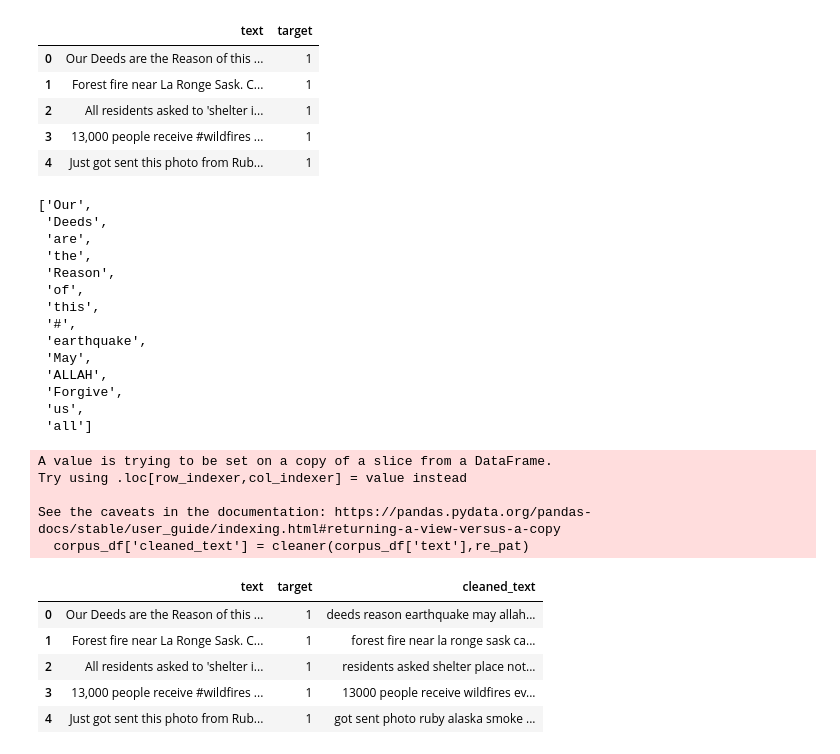
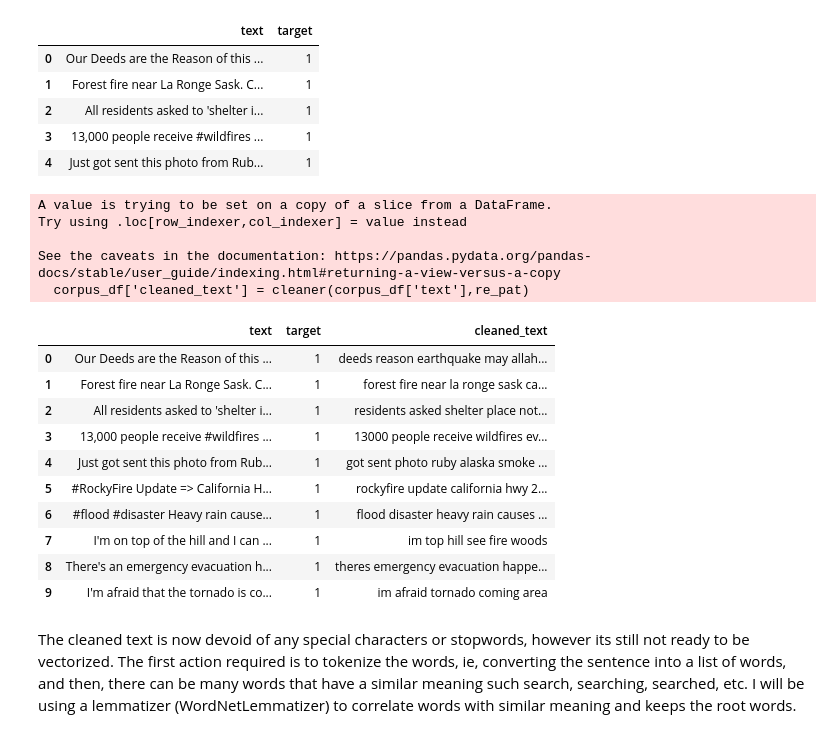
Before and after one commit to yepterence/Project-Cymopolea, a Jupyter notebook: text-processing.ipynb, the cells around one changed output. Drawn from its saved outputs; the diff is of its cells as text; code cells hidden in the pictures.

Commit message:
Cleaned text and used count vectorizer to convert text into count matrix

```diff
--- a/text-processing.ipynb
+++ b/text-processing.ipynb
@@ -75,23 +75,6 @@ corpus_df.head()
 | 2 | All residents asked to 'shelter i... | 1 |
 | 3 | 13,000 people receive #wildfires ... | 1 |
 | 4 | Just got sent this photo from Rub... | 1 |
-# %%
-word_tokenize(corpus_df['text'][0])
-# %% [output]
-['Our',
- 'Deeds',
- 'are',
- 'the',
- 'Reason',
- 'of',
- 'this',
- '#',
- 'earthquake',
- 'May',
- 'ALLAH',
- 'Forgive',
- 'us',
- 'all']
 # %%
 from nltk.tokenize import punkt # no punctuations
 from nltk import word_tokenize
@@ -113,16 +97,23 @@ def clean_text(text,pattern):
 # %%
 cleaner = np.vectorize(clean_text)
 corpus_df['cleaned_text'] = cleaner(corpus_df['text'],re_pat)
-corpus_df.head()
+corpus_df.head(10)
 # %% [output]
 A value is trying to be set on a copy of a slice from a DataFrame.
 Try using .loc[row_indexer,col_indexer] = value instead
 
 See the caveats in the documentation: https://pandas.pydata.org/pandas-docs/stable/user_guide/indexing.html#returning-a-view-versus-a-copy
   corpus_df['cleaned_text'] = cleaner(corpus_df['text'],re_pat)
 |  | text | target | cleaned_text |
 | 0 | Our Deeds are the Reason of this ... | 1 | deeds reason earthquake may allah... |
 | 1 | Forest fire near La Ronge Sask. C... | 1 | forest fire near la ronge sask ca... |
 | 2 | All residents asked to 'shelter i... | 1 | residents asked shelter place not... |
 | 3 | 13,000 people receive #wildfires ... | 1 | 13000 people receive wildfires ev... |
 | 4 | Just got sent this photo from Rub... | 1 | got sent photo ruby alaska smoke ... |
+| 5 | #RockyFire Update => California H... | 1 | rockyfire update california hwy 2... |
+| 6 | #flood #disaster Heavy rain cause... | 1 | flood disaster heavy rain causes ... |
+| 7 | I'm on top of the hill and I can ... | 1 | im top hill see fire woods |
+| 8 | There's an emergency evacuation h... | 1 | theres emergency evacuation happe... |
+| 9 | I'm afraid that the tornado is co... | 1 | im afraid tornado coming area |
+# %% [markdown]
+The cleaned text is now devoid of any special characters or stopwords, however its still not ready to be vectorized. The first action required is to tokenize the words, ie, converting the sentence into a list of words, and then, there can be many words that have a similar meaning such search, searching, searched, etc. I will be using a lemmatizer (WordNetLemmatizer) to correlate words with similar meaning and keeps the root words.
```
Also changed, not shown: parts of 6 cells of this notebook.
